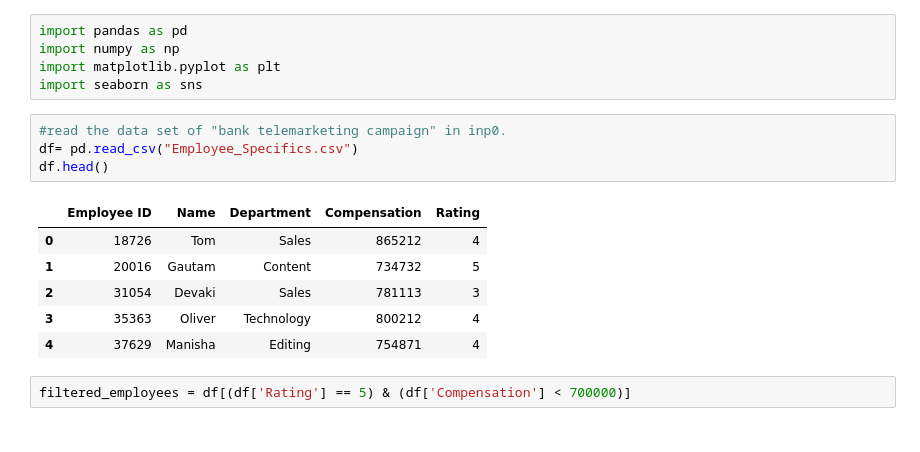
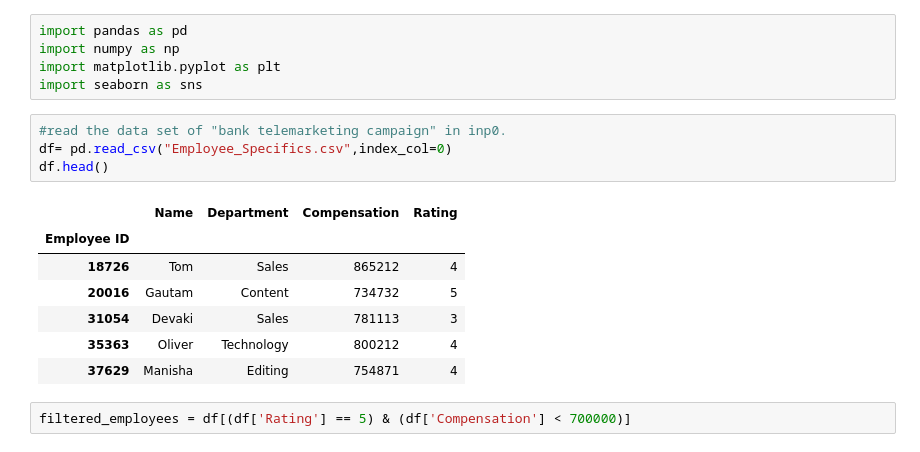
Before and after one commit to SheenaMathew19/Course, a Jupyter notebook: EDA2.ipynb, the cells around one changed output. Cells and saved outputs as stored; diff of their text form.

```diff
--- a/EDA2.ipynb
+++ b/EDA2.ipynb
@@ -7,15 +7,16 @@ import matplotlib.pyplot as plt
 import seaborn as sns
 # %%
 #read the data set of "bank telemarketing campaign" in inp0.
-df= pd.read_csv("Employee_Specifics.csv")
+df= pd.read_csv("Employee_Specifics.csv",index_col=0)
 df.head()
 # %% [output]
-|  | Employee ID | Name | Department | Compensation | Rating |
-| 0 | 18726 | Tom | Sales | 865212 | 4 |
-| 1 | 20016 | Gautam | Content | 734732 | 5 |
-| 2 | 31054 | Devaki | Sales | 781113 | 3 |
-| 3 | 35363 | Oliver | Technology | 800212 | 4 |
-| 4 | 37629 | Manisha | Editing | 754871 | 4 |
+|  | Name | Department | Compensation | Rating |
+| Employee ID |  |  |  |  |
+| 18726 | Tom | Sales | 865212 | 4 |
+| 20016 | Gautam | Content | 734732 | 5 |
+| 31054 | Devaki | Sales | 781113 | 3 |
+| 35363 | Oliver | Technology | 800212 | 4 |
+| 37629 | Manisha | Editing | 754871 | 4 |
 # %%
 filtered_employees = df[(df['Rating'] == 5) & (df['Compensation'] < 700000)]
 # %%
```
Also changed, not shown: parts of 33 cells of this notebook.
